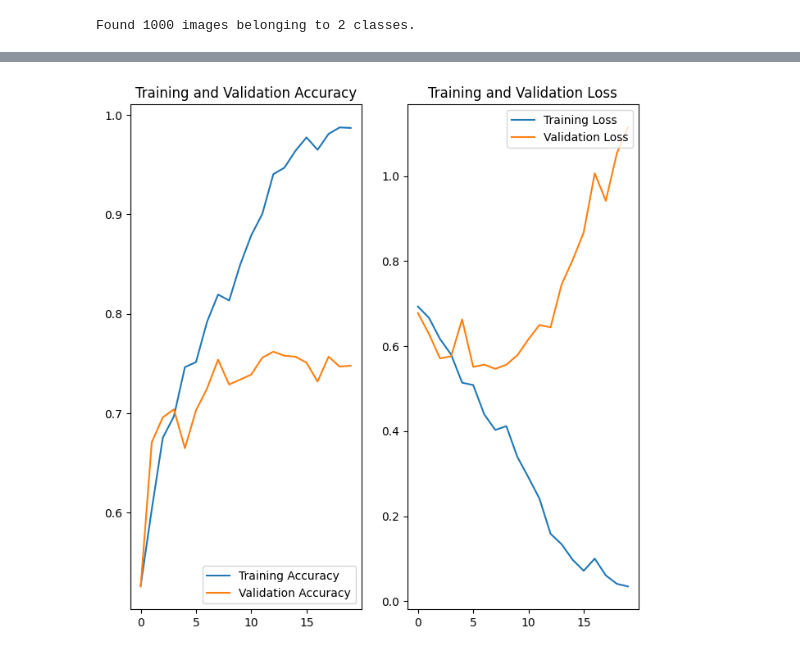
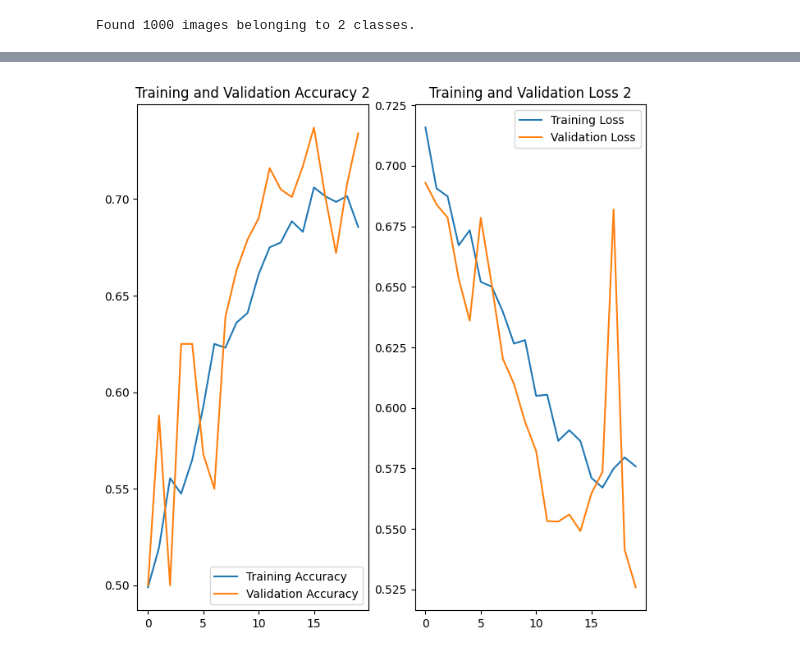
Before and after one commit to amirazidni/tensorflow-dev, a Jupyter notebook: udacity-tf/classify-cat-dog.ipynb, the cells around one changed output, grey strips where cells are left out. Saved outputs shown, nothing was run; the diff lists cells and outputs as text; code cells hidden in the pictures.

Commit message:
Implement image augmentation and dropout

```diff
--- a/udacity-tf/classify-cat-dog.ipynb
+++ b/udacity-tf/classify-cat-dog.ipynb
@@ -72,7 +88,4 @@ validation_image_generator = ImageDataGenerator(rescale=1./255)  # Generator for
 # %%
-train_data_gen = train_image_generator.flow_from_directory(batch_size=BATCH_SIZE,
-                                                           directory=train_dir,
-                                                           shuffle=True,
-                                                           target_size=(IMG_SHAPE,IMG_SHAPE), #(150,150)
-                                                           class_mode='binary')
+augmented_images = [train_data_gen[0][0][0] for i in range(5)]
+plotImages(augmented_images)
 # %% [output]
@@ -80,9 +93,10 @@ Found 2000 images belonging to 2 classes.
 # %%
-val_data_gen = validation_image_generator.flow_from_directory(batch_size=BATCH_SIZE,
-                                                              directory=validation_dir,
-                                                              shuffle=False,
-                                                              target_size=(IMG_SHAPE,IMG_SHAPE), #(150,150)
-                                                              class_mode='binary')
+image_gen_val = ImageDataGenerator(rescale=1./255)
+
+val_data_gen = image_gen_val.flow_from_directory(batch_size=BATCH_SIZE,
+                                                 directory=validation_dir,
+                                                 target_size=(IMG_SHAPE, IMG_SHAPE),
+                                                 class_mode='binary')
 # %% [output]
 Found 1000 images belonging to 2 classes.
 # %%
@@ -114,13 +128,14 @@ model = tf.keras.models.Sequential([
     tf.keras.layers.Conv2D(128, (3,3), activation='relu'),
     tf.keras.layers.MaxPooling2D(2,2),
 
+    tf.keras.layers.Dropout(0.5),
     tf.keras.layers.Flatten(),
     tf.keras.layers.Dense(512, activation='relu'),
-    tf.keras.layers.Dense(1, activation='sigmoid')
+    tf.keras.layers.Dense(2)
 ])
 
 model.compile(optimizer='adam',
-              loss='binary_crossentropy',
+              loss=tf.keras.losses.SparseCategoricalCrossentropy(from_logits=True),
               metrics=['accuracy'])
 # %%
 model.summary()
@@ -177,25 +207,25 @@ Epoch 20/20
 # %%
 acc = history.history['accuracy']
 val_acc = history.history['val_accuracy']
 
 loss = history.history['loss']
 val_loss = history.history['val_loss']
 
 epochs_range = range(EPOCHS)
 
 plt.figure(figsize=(8, 8))
 plt.subplot(1, 2, 1)
 plt.plot(epochs_range, acc, label='Training Accuracy')
 plt.plot(epochs_range, val_acc, label='Validation Accuracy')
 plt.legend(loc='lower right')
-plt.title('Training and Validation Accuracy')
+plt.title('Training and Validation Accuracy 2')
 
 plt.subplot(1, 2, 2)
 plt.plot(epochs_range, loss, label='Training Loss')
 plt.plot(epochs_range, val_loss, label='Validation Loss')
 plt.legend(loc='upper right')
-plt.title('Training and Validation Loss')
-plt.savefig('./foo.png')
+plt.title('Training and Validation Loss 2')
+plt.savefig('./cat-dog-result2.png')
 plt.show()
 # %% [output]
-[figure, old version]
+[figure, new version]
```
Also changed, not shown: parts of 7 cells of this notebook, 1 other file.
